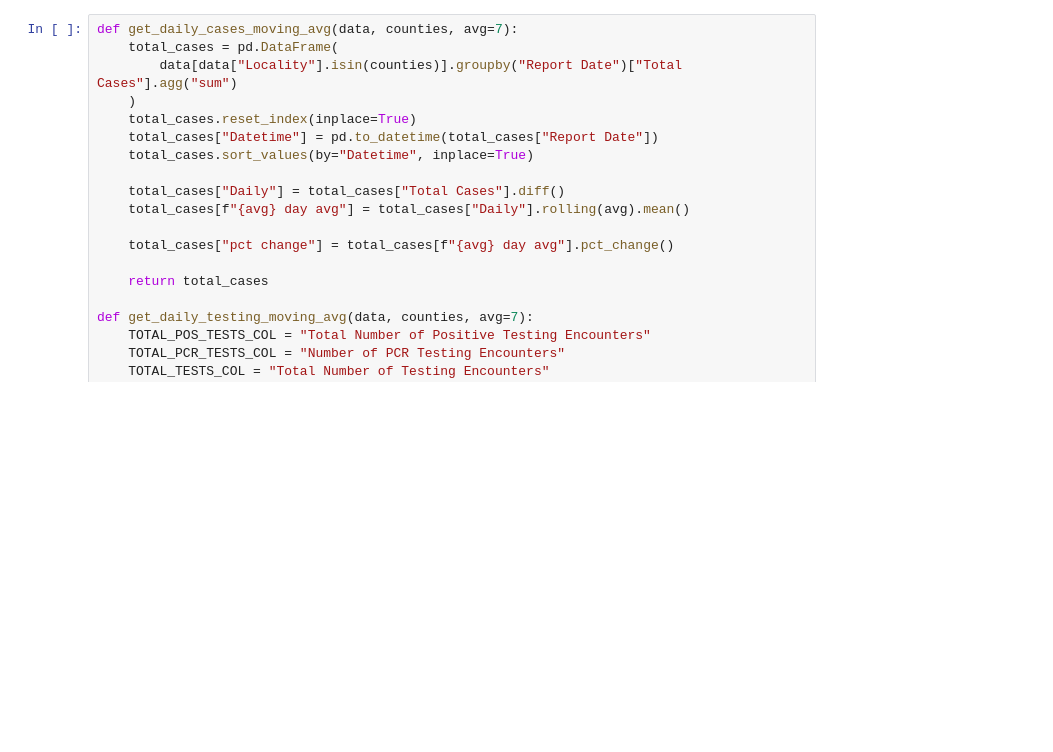
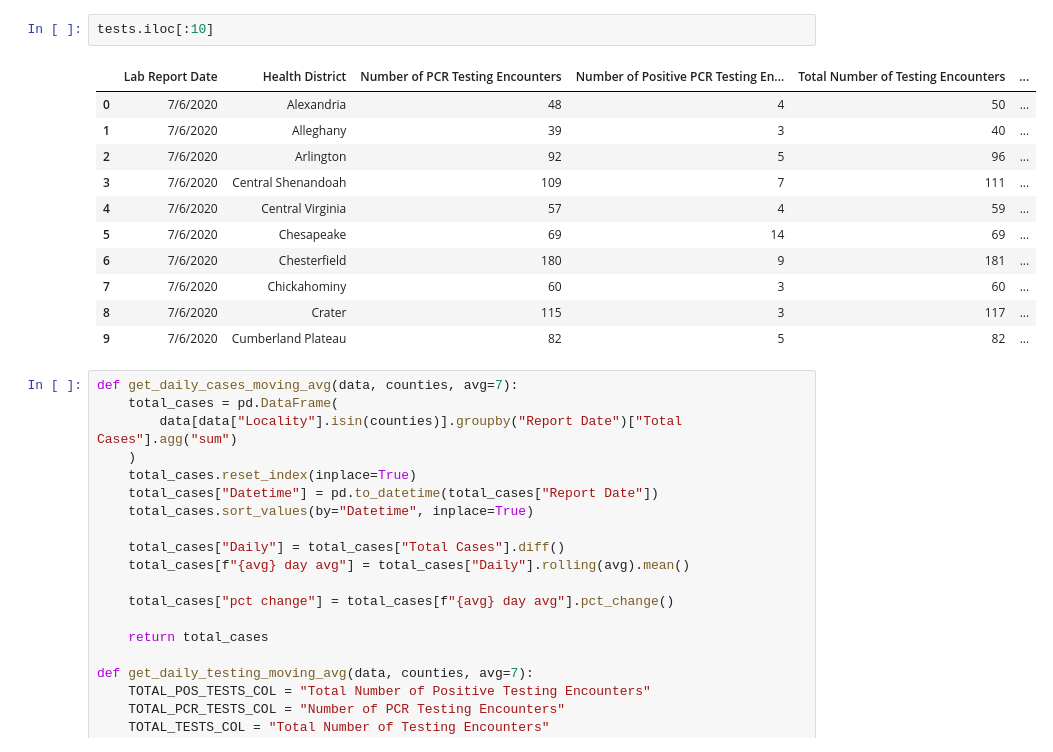
Before and after one commit to bhsu22/covid19, a Jupyter notebook: MetricsDashboard.ipynb, the cells around one changed output. Saved outputs shown, nothing was run; the diff lists cells and outputs as text; blank space fills up the shorter version.

```diff
--- a/MetricsDashboard.ipynb
+++ b/MetricsDashboard.ipynb
@@ -46,3 +46,17 @@ cases.head()
+# %%
+tests.iloc[:10]
+# %% [output]
+|  | Lab Report Date | Health District | Number of PCR Testing Encounters | Number of Positive PCR Testing En... | Total Number of Testing Encounters | ... |
+| 0 | 7/6/2020 | Alexandria | 48 | 4 | 50 | ... |
+| 1 | 7/6/2020 | Alleghany | 39 | 3 | 40 | ... |
+| 2 | 7/6/2020 | Arlington | 92 | 5 | 96 | ... |
+| 3 | 7/6/2020 | Central Shenandoah | 109 | 7 | 111 | ... |
+| 4 | 7/6/2020 | Central Virginia | 57 | 4 | 59 | ... |
+| 5 | 7/6/2020 | Chesapeake | 69 | 14 | 69 | ... |
+| 6 | 7/6/2020 | Chesterfield | 180 | 9 | 181 | ... |
+| 7 | 7/6/2020 | Chickahominy | 60 | 3 | 60 | ... |
+| 8 | 7/6/2020 | Crater | 115 | 3 | 117 | ... |
+| 9 | 7/6/2020 | Cumberland Plateau | 82 | 5 | 82 | ... |
 # %%
 def get_daily_cases_moving_avg(data, counties, avg=7):
     total_cases = pd.DataFrame(
```
Also changed, not shown: parts of 5 cells of this notebook.
